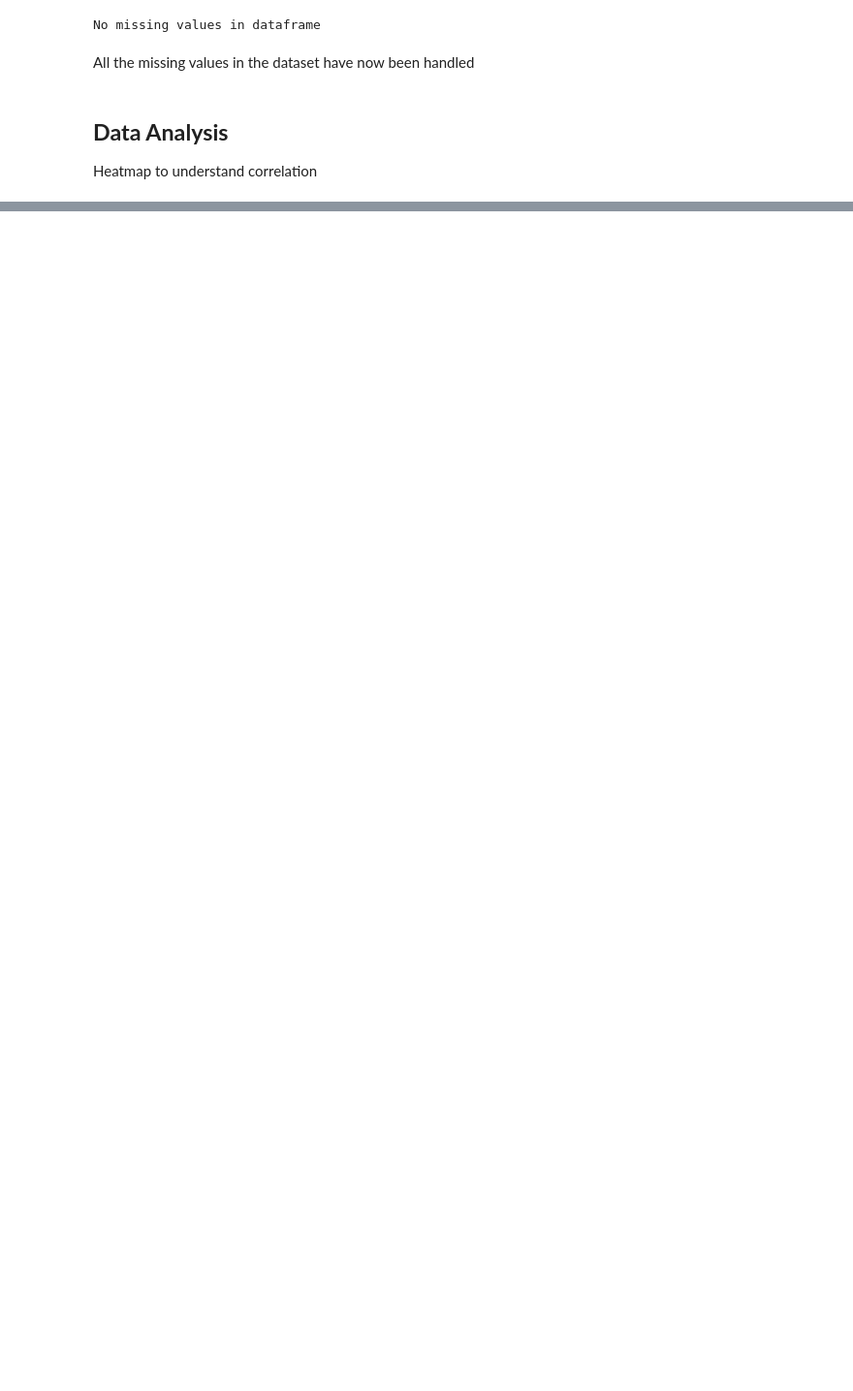
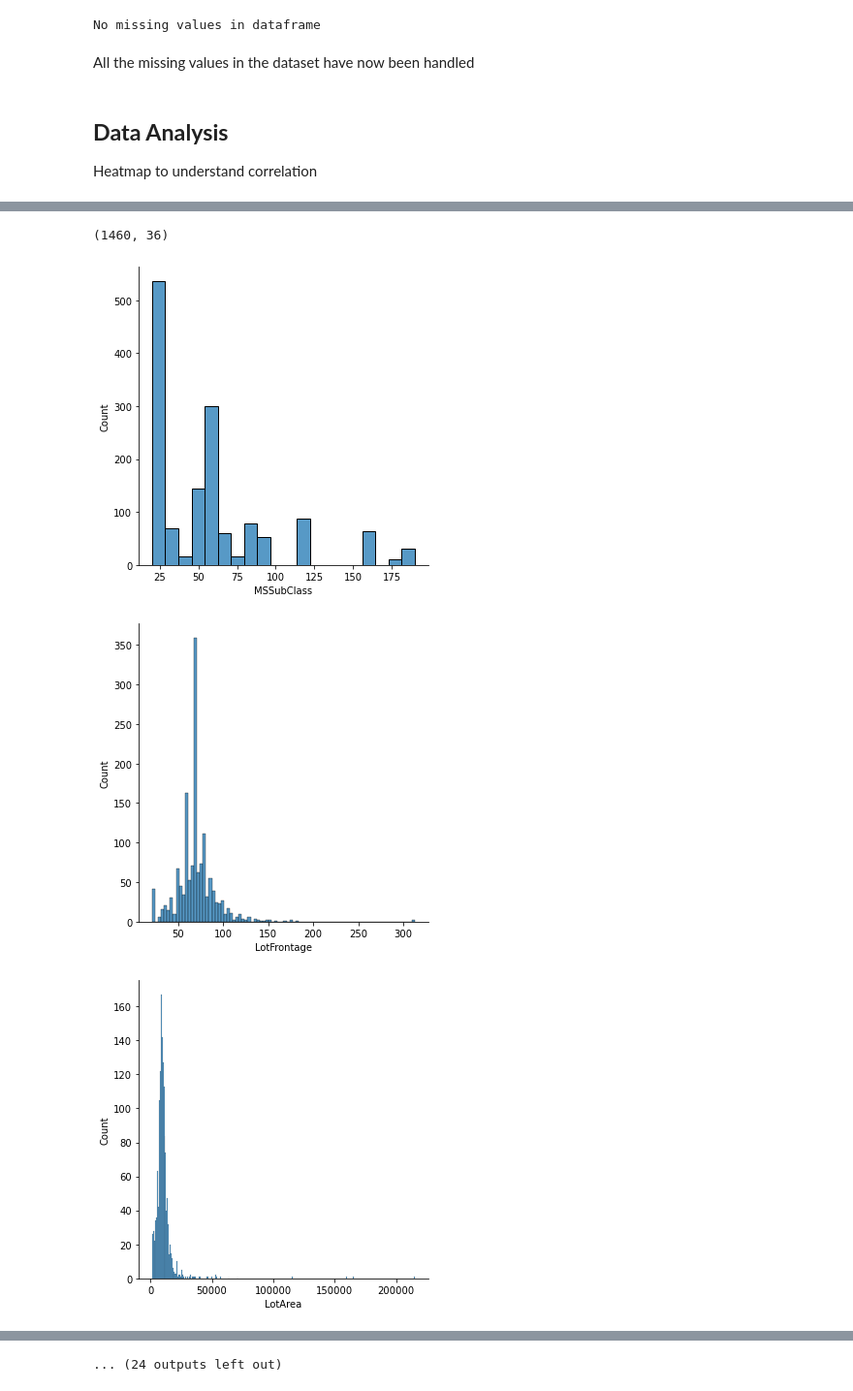
Before and after one commit to adiraptor/houose_pricing_assignment, a Jupyter notebook: house_price_forecasting.ipynb, the cells around one changed output, grey strips where cells are left out. Shown at 97% size. Cells and saved outputs as stored; diff of their text form; code cells hidden in the pictures; blank space fills up the shorter version.

```diff
--- a/house_price_forecasting.ipynb
+++ b/house_price_forecasting.ipynb
@@ -253,0 +246,20 @@ KeyboardInterrupt: ignored
+# %%
+#Getting all the numeric variables out
+
+housing_df_numeric = housing_df.select_dtypes(include=[np.number])
+
+##Remove Id as it is not relevant
+housing_df_numeric = housing_df_numeric.drop('Id', axis=1)
+
+housing_df_numeric.shape
+# %% [output]
+(1460, 36)
+# %%
+#Using bar plots to study distribution
+
+for col in housing_df_numeric.columns:
+    sns.displot(data = housing_df_numeric[col])
+# %% [output]
+[figure, added]
+[figure, added]
+[figure, added]
@@ -253,0 +275 @@ KeyboardInterrupt: ignored
+... (24 outputs left out)
```
Also changed, not shown: parts of 33 cells of this notebook.
